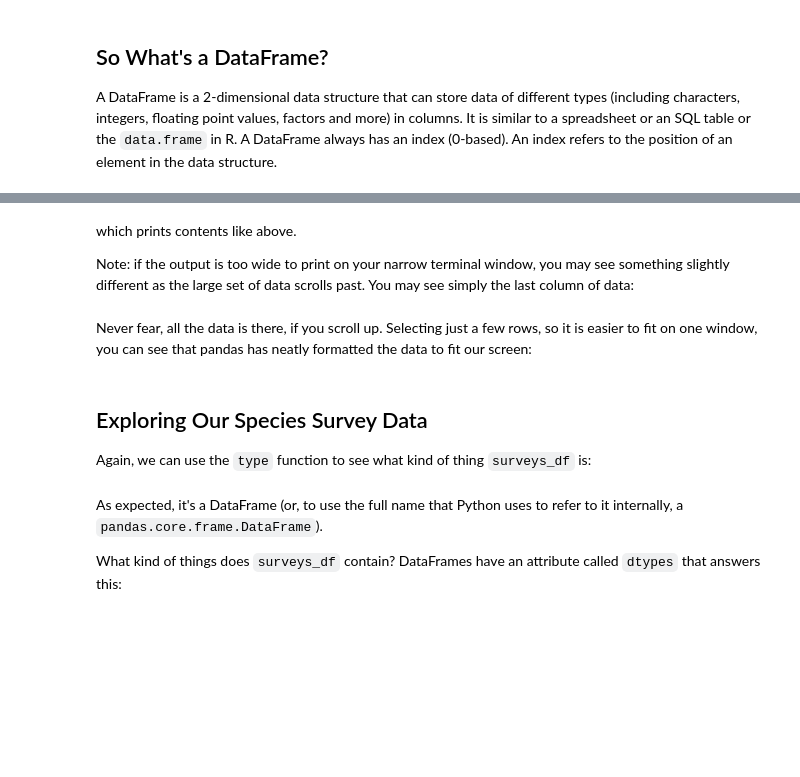
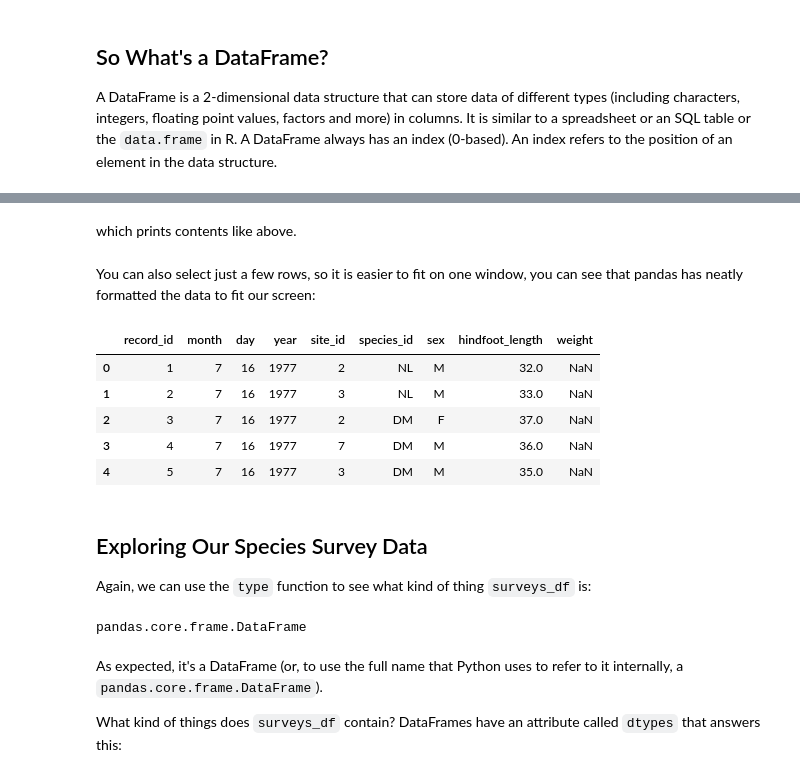
Before and after one commit to MonashDataFluency/python-workshop-base, a Jupyter notebook: workshops/docs/modules/notebooks/working_with_data.ipynb, the cells around one changed output, grey strips where cells are left out. Cells and saved outputs as stored; diff of their text form; code cells hidden in the pictures; blank space fills up the shorter version.

```diff
--- a/workshops/docs/modules/notebooks/working_with_data.ipynb
+++ b/workshops/docs/modules/notebooks/working_with_data.ipynb
@@ -163,7 +181,0 @@ surveys_df
-# %% [markdown]
-
-which prints contents like above.
-
-Note: if the output is too wide to print on your narrow terminal window, you may see something
-slightly different as the large set of data scrolls past. You may see simply the last column
-of data:
@@ -217,4 +182,5 @@ of data:
+# %% [markdown]
+
+which prints contents like above.
 # %% [markdown]
-Never fear, all the data is there, if you scroll up. Selecting just a few rows, so it is
-easier to fit on one window, you can see that pandas has neatly formatted the data to fit
-our screen:
+You can also select just a few rows, so it is easier to fit on one window, you can see that pandas has neatly formatted the data to fit our screen:
@@ -238,3 +187,13 @@ our screen:
+# %%
+# The head() function displays the first several lines of a file. It is discussed below.
+surveys_df.head()
+# %% [output]
+|  | record_id | month | day | year | site_id | species_id | sex | hindfoot_length | weight |
+| 0 | 1 | 7 | 16 | 1977 | 2 | NL | M | 32.0 | NaN |
+| 1 | 2 | 7 | 16 | 1977 | 3 | NL | M | 33.0 | NaN |
+| 2 | 3 | 7 | 16 | 1977 | 2 | DM | F | 37.0 | NaN |
+| 3 | 4 | 7 | 16 | 1977 | 7 | DM | M | 36.0 | NaN |
+| 4 | 5 | 7 | 16 | 1977 | 3 | DM | M | 35.0 | NaN |
 # %% [markdown]
 ## Exploring Our Species Survey Data
 
@@ -247,3 +201,7 @@ pandas.core.frame.DataFrame
+# %%
+type(surveys_df)
+# %% [output]
+pandas.core.frame.DataFrame
 # %% [markdown]
 
 As expected, it's a DataFrame (or, to use the full name that Python uses to refer
```
Also changed, not shown: parts of 33 cells of this notebook, 7 other files.
